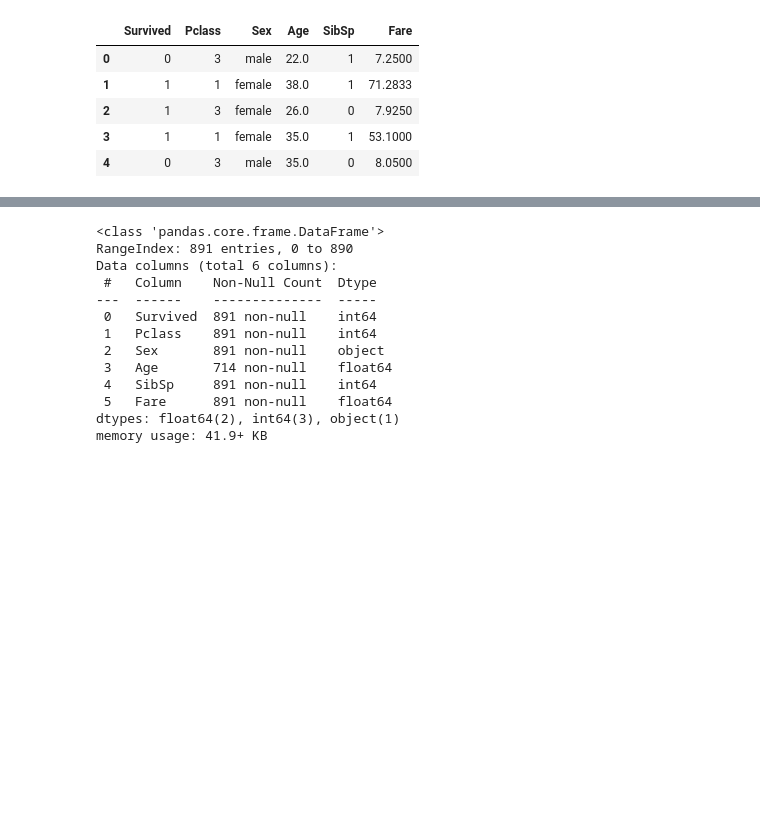
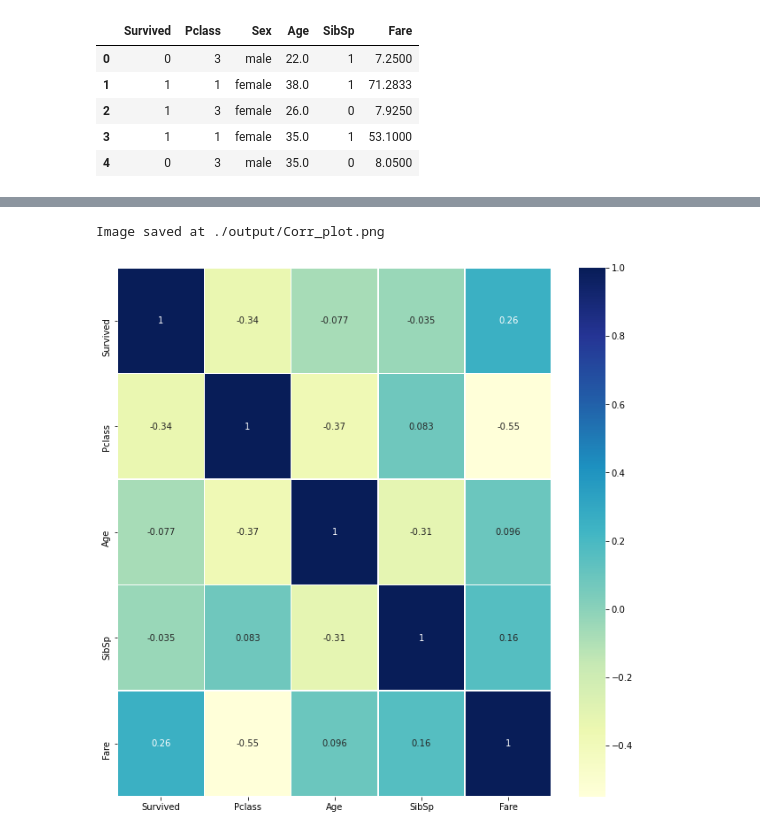
Before and after one commit to onlyabhilash/SimpleFeatureEnggFun, a Jupyter notebook: explore.ipynb, the cells around one changed output, grey strips where cells are left out. Cells and saved outputs as stored; diff of their text form; code cells hidden in the pictures; blank space fills up the shorter version.

```diff
--- a/explore.ipynb
+++ b/explore.ipynb
@@ -152,16 +191,23 @@ print(all_var_list) # All
+# %%
+def correlation_plot(data,output_path = None):
+    """
+    draw the correlation plot between variables.
+    Parameters
+    ----------
+    Returns
+    -------
+    figure save as PNG
+    """
+    corrmat = data.corr()
+    fig, ax = plt.subplots()
+    fig.set_size_inches(11,11)
+    sns.heatmap(corrmat, cmap = "YlGnBu",linewidths = 0.5,annot = True)
+    if output_path is not None:
+        output = os.path.join(output_path,'Corr_plot'+'.png')
+        plt.savefig(output)
+        print('Image saved at',str(output))
 # %%
-data.info()
+correlation_plot(data=data,output_path='./output/')
 # %% [output]
-<class 'pandas.core.frame.DataFrame'>
-RangeIndex: 891 entries, 0 to 890
-Data columns (total 6 columns):
- #   Column    Non-Null Count  Dtype
----  ------    --------------  -----
- 0   Survived  891 non-null    int64
- 1   Pclass    891 non-null    int64
- 2   Sex       891 non-null    object
- 3   Age       714 non-null    float64
- 4   SibSp     891 non-null    int64
- 5   Fare      891 non-null    float64
-dtypes: float64(2), int64(3), object(1)
-memory usage: 41.9+ KB
+Image saved at ./output/Corr_plot.png
+[figure, added]
```
Also changed, not shown: parts of 18 cells of this notebook, 7 other files.
